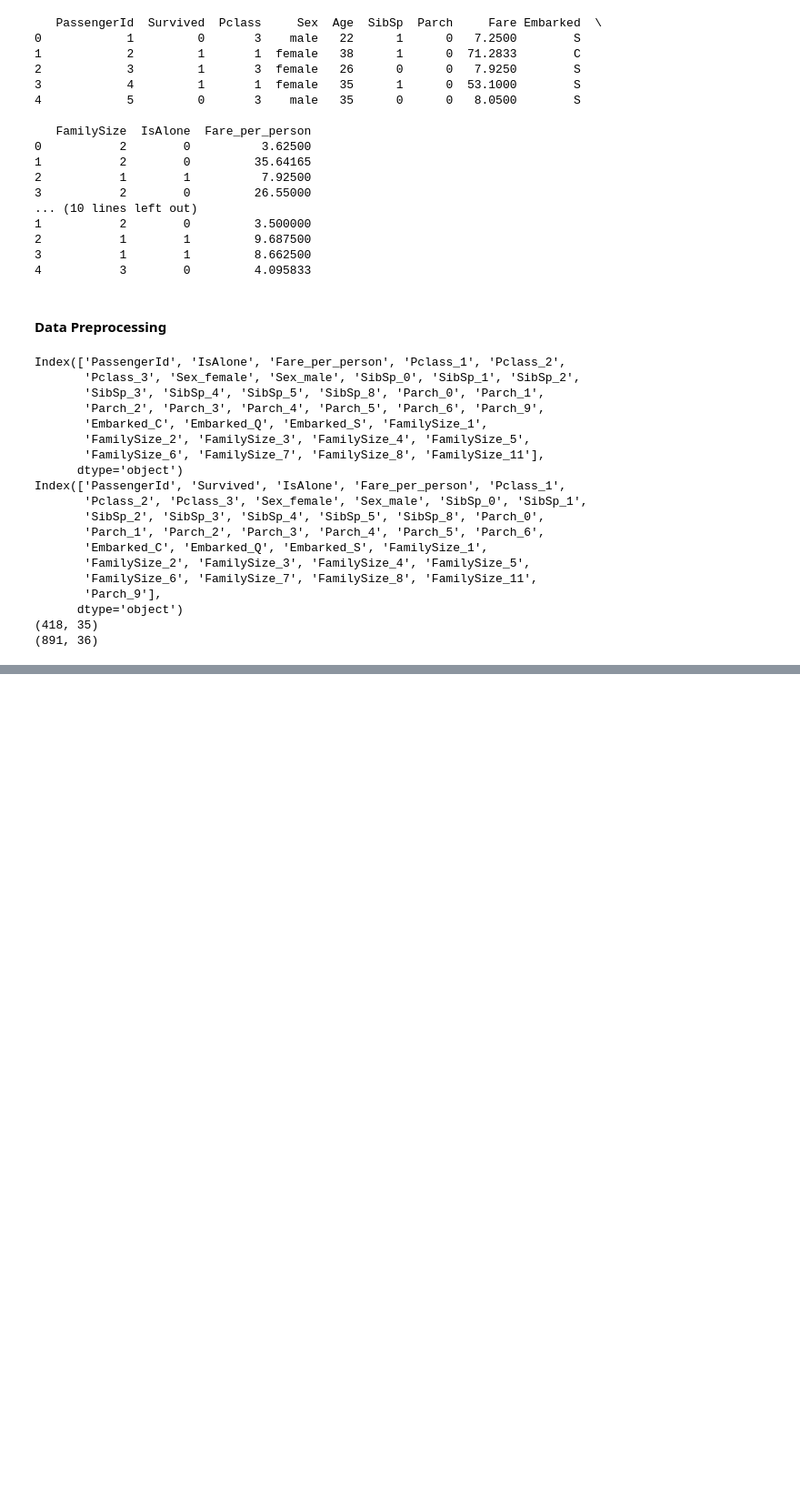
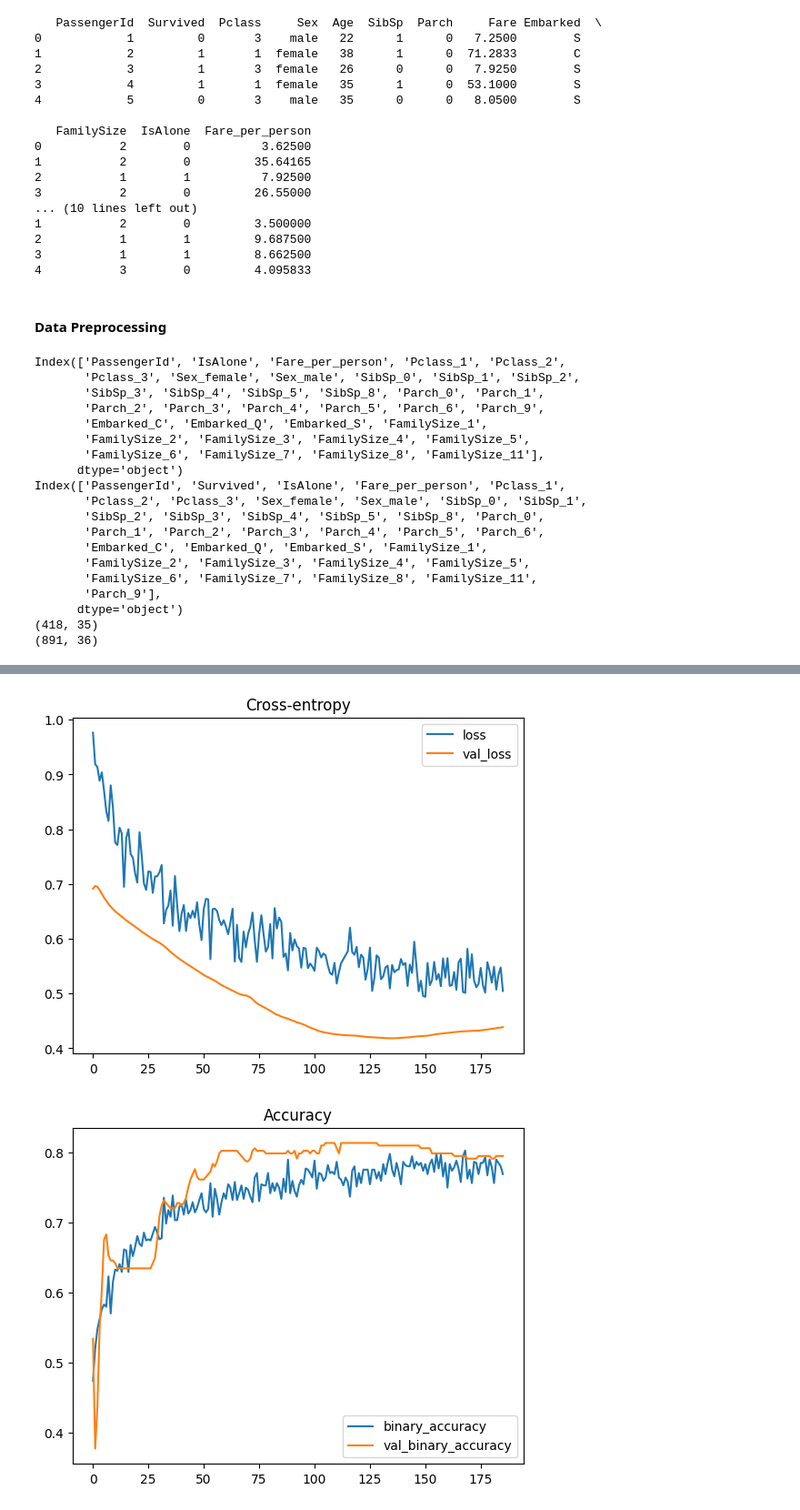
Before and after one commit to PrelaunchZeus2/Kaggle-Challenges, a Jupyter notebook: Titanic Survival/Titanic_Survival_Neural_Network.ipynb, the cells around one changed output, grey strips where cells are left out. Shown at 91% size. Saved outputs shown, nothing was run; the diff lists cells and outputs as text; code cells hidden in the pictures; blank space fills up the shorter version.

```diff
--- a/Titanic Survival/Titanic_Survival_Neural_Network.ipynb
+++ b/Titanic Survival/Titanic_Survival_Neural_Network.ipynb
@@ -132,26 +132,26 @@ model = keras.Sequential([
     layers.BatchNormalization(input_shape = input_shape),
     layers.Dense(1024, activation = 'relu'),
     layers.BatchNormalization(),
-    layers.Dropout(0.4),
+    layers.Dropout(0.5),
     layers.Dense(1024, activation = 'relu'),
     layers.BatchNormalization(),
-    layers.Dropout(0.4),
+    layers.Dropout(0.5),
     layers.Dense(1024, activation = 'relu'),
     layers.BatchNormalization(),
-    layers.Dropout(0.4),
+    layers.Dropout(0.5),
     layers.Dense(1024, activation = 'relu'),
     layers.BatchNormalization(),
-    layers.Dropout(0.4),
+    layers.Dropout(0.5),
     layers.Dense(1024, activation = 'relu'),
     layers.BatchNormalization(),
-    layers.Dropout(0.4),
+    layers.Dropout(0.5),
     layers.Dense(1, activation = 'sigmoid'),
 ])
-model.compile(optimizer = Adam(learning_rate = 0.00001), loss = 'binary_crossentropy', metrics = ['binary_accuracy'])
+model.compile(optimizer = Adam(learning_rate = 0.00005), loss = 'binary_crossentropy', metrics = ['binary_accuracy'])
 
 #Early Stoppage
 early_stopping = keras.callbacks.EarlyStopping(
-    patience = 60,
+    patience = 50,
     min_delta = 0.00001,
     restore_best_weights = True,
 )
@@ -167,9 +167,9 @@ reduce_lr = ReduceLROnPlateau(
 history = model.fit(
     X_train, y_train,
     validation_data = (X_valid, y_valid),
-    batch_size = 512,
+    batch_size = 256,
     epochs = 1000,
-    verbose = 1,
+    verbose = 0,
     callbacks=[early_stopping],
 )
 
@@ -193,3 +181,5 @@ Epoch 7/1000
+[figure, added]
+[figure, added]
 # %%
 # Make predictions on the test data
 predictions = model.predict(test)
```
Also changed, not shown: parts of 2 cells of this notebook, 1 other file.
